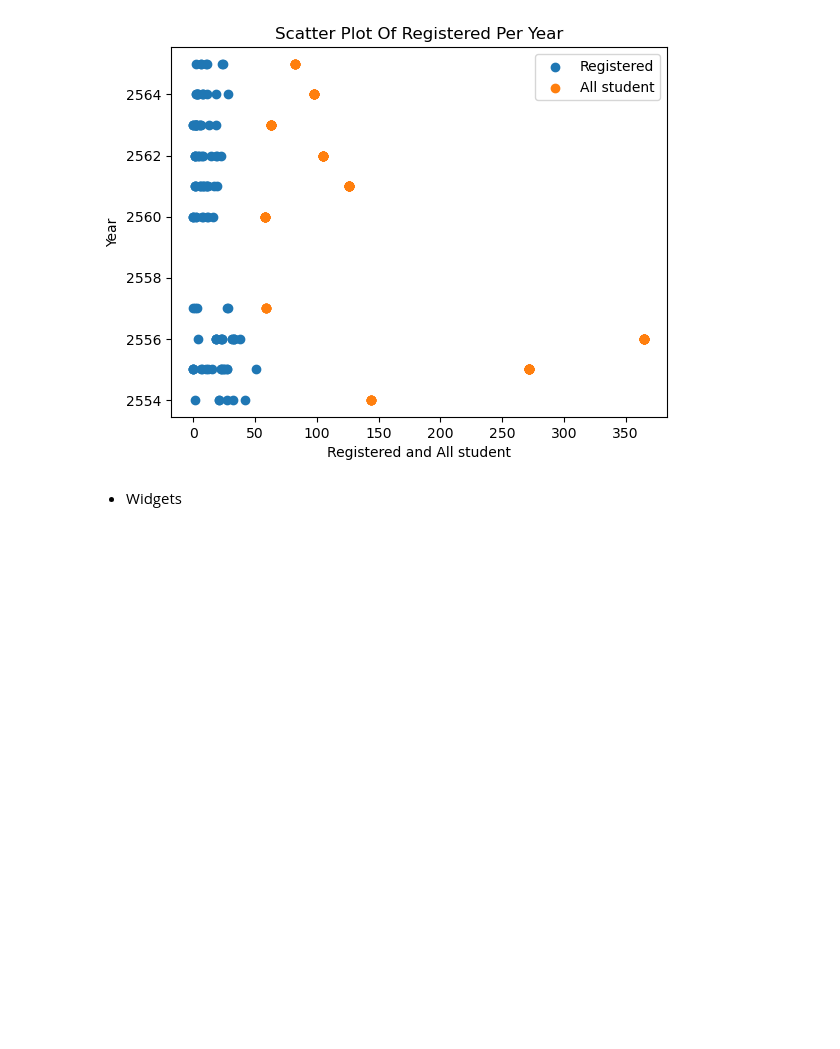
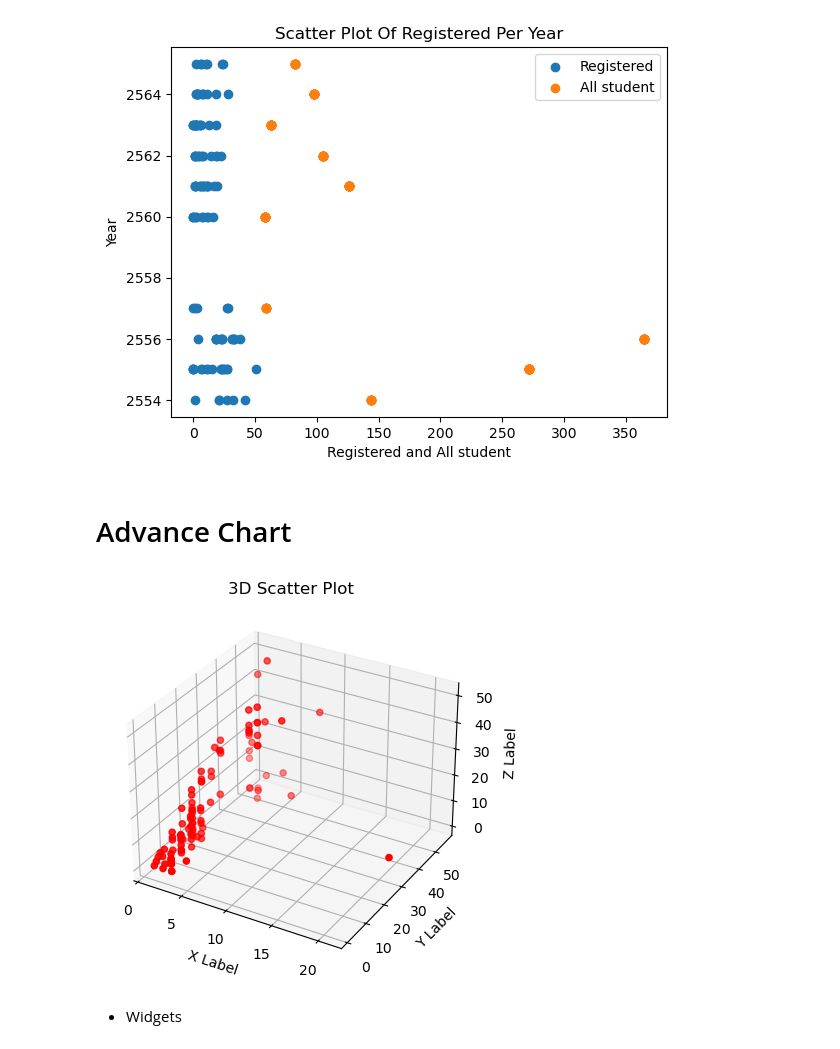
Before and after one commit to langsari/data-science-with-python-2022, a Jupyter notebook: DataFrame of T.kholed/Dashboard of T.Kholed.ipynb, the cells around one changed output. Cells and saved outputs as stored; diff of their text form; code cells hidden in the pictures; blank space fills up the shorter version.

```diff
--- a/DataFrame of T.kholed/Dashboard of T.Kholed.ipynb
+++ b/DataFrame of T.kholed/Dashboard of T.Kholed.ipynb
@@ -241,6 +244,33 @@ plt.legend()
 plt.show()
 # %% [output]
 [figure]
+# %% [markdown]
+# Advance Chart
+# %%
+from mpl_toolkits.mplot3d import Axes3D
+
+# Extract variables
+x = df['Group']
+y = df['Limit']
+z = df['Registered']
+
+# Create figure
+fig = plt.figure()
+ax = fig.add_subplot(111, projection='3d')
+
+# Create scatter plot
+ax.scatter(x, y, z, c='r', marker='o')
+
+# Set labels and title
+ax.set_xlabel('X Label')
+ax.set_ylabel('Y Label')
+ax.set_zlabel('Z Label')
+ax.set_title('3D Scatter Plot')
+
+# Show plot
+plt.show()
+# %% [output]
+[figure, added]
 # %% [markdown]
 - Widgets
 # %%
```
Also changed, not shown: parts of 3 cells of this notebook.
